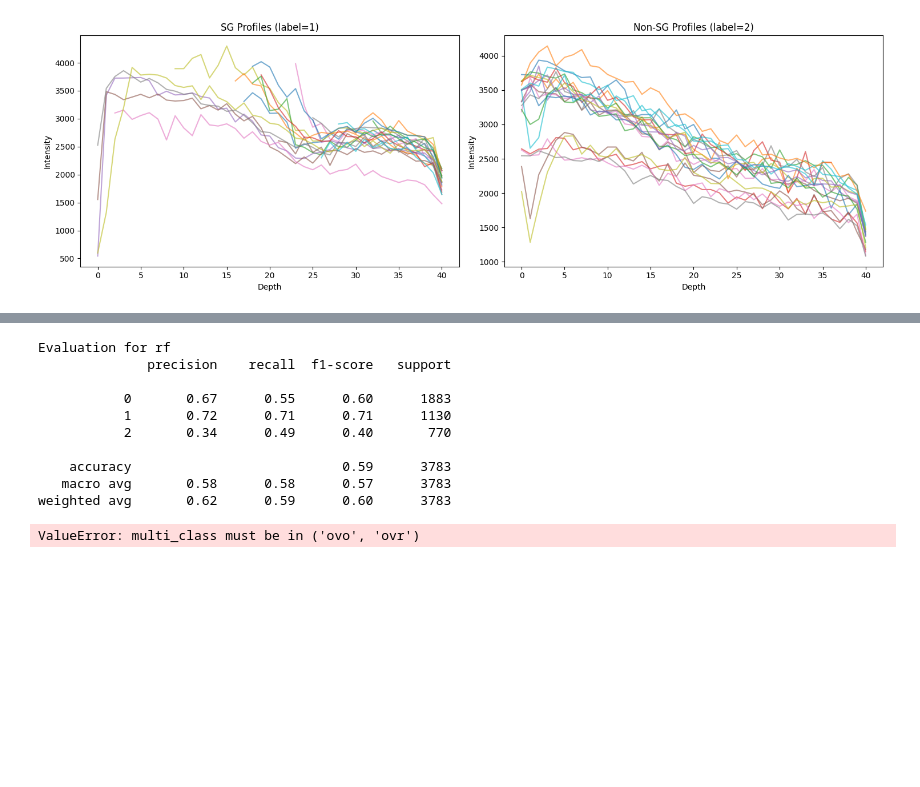
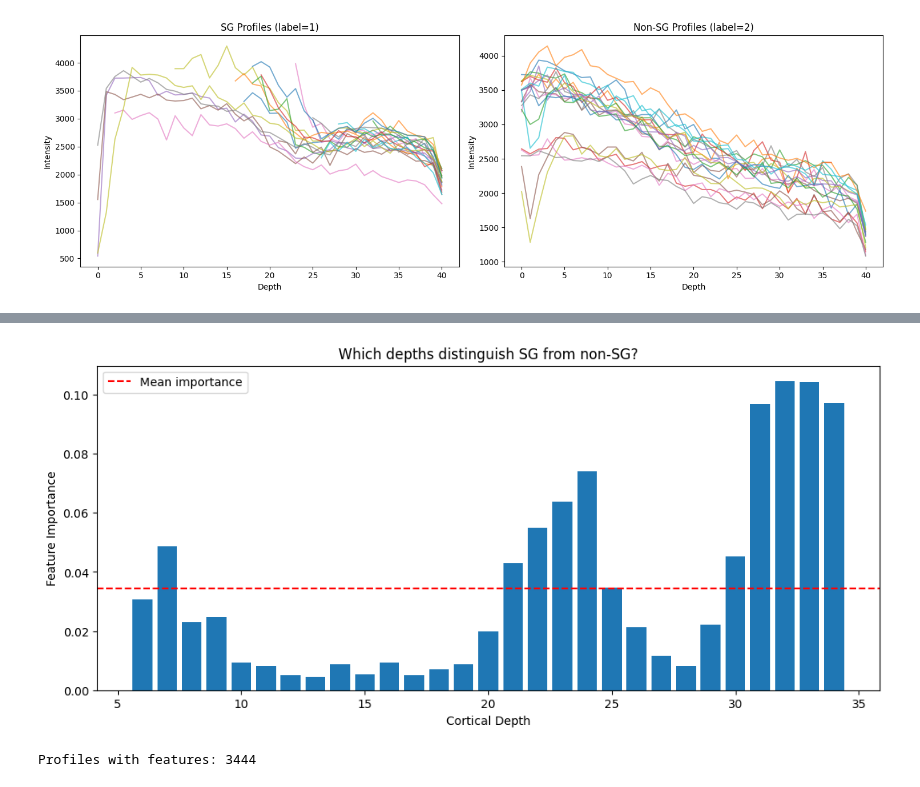
Before and after one commit to ritvik-bharamgoudar/SG-Detection-Pipeline, a Jupyter notebook: labelled_vox2vert.ipynb, the cells around one changed output, grey strips where cells are left out. Saved outputs shown, nothing was run; the diff lists cells and outputs as text; code cells hidden in the pictures; blank space fills up the shorter version.

Commit message:
Added classifier training on raw intensities and engineered  features

```diff
--- a/labelled_vox2vert.ipynb
+++ b/labelled_vox2vert.ipynb
@@ -219,14 +236,12 @@ Removed 2184 vertices with incomplete profiles
 # %%
-from src.classifier_training import (
-    prepare_training_data,
-    train_rf_model,
-    predict_sg_probabilities,
-    evaluate_model,
-    cross_validate_auc
-)
-from src.extract_features import compute_features
+# Train with raw intensities
+from src.classifier_training import prepare_training_data, train_rf_model, evaluate_model
 
 X_train_scaled, X_test_scaled, y_train, y_test, scaler = prepare_training_data(
-    feature_df,
-    label_dict,
-    features_to_use=None)
+    feature_df_labeled.drop('label', axis=1),
+    label_dict_filtered,
+    features_to_use=middle_depths  # Use raw intensities as features
+)
+
+rf_model = train_rf_model(X_train_scaled, y_train)
+preds, probs = evaluate_model(rf_model, X_test_scaled, y_test, model_name='rf')
@@ -235,15 +260,41 @@ rf_model = train_rf_model(X_train_scaled, y_train)
-# %%
-preds, probs = evaluate_model(rf_model, X_test_scaled, y_test, model_name = 'rf')
-auc_scores = cross_validate_auc(rf_model, X_train_scaled, y_train)
-# %% [output]
-Evaluation for rf
-              precision    recall  f1-score   support
-
-           0       0.67      0.55      0.60      1883
-           1       0.72      0.71      0.71      1130
-           2       0.34      0.49      0.40       770
-
-    accuracy                           0.59      3783
-   macro avg       0.58      0.58      0.57      3783
-weighted avg       0.62      0.59      0.60      3783
-ValueError: multi_class must be in ('ovo', 'ovr')
+# %%
+import matplotlib.pyplot as plt
+
+# Get feature importances
+importances = rf_model.feature_importances_
+depths = middle_depths
+
+plt.figure(figsize=(12, 5))
+plt.bar(depths, importances)
+plt.xlabel('Cortical Depth')
+plt.ylabel('Feature Importance')
+plt.title('Which depths distinguish SG from non-SG?')
+plt.axhline(y=np.mean(importances), color='r', linestyle='--', label='Mean importance')
+plt.legend()
+plt.show()
+# %% [output]
+[figure, added]
+# %%
+from src.extract_features import compute_features
+
+# 1. Convert profiles DataFrame to dict format for compute_features
+def dataframe_to_profile_dict(df, depth_columns):
+    profiles_dict = {}
+    for idx, row in df.iterrows():
+        vertex_id = row['col_id']
+        depths = np.array(depth_columns)
+        intensities = row[depth_columns].values
+        profiles_dict[vertex_id] = (depths, intensities)
+    return profiles_dict
+
+# 2. Extract features
+vertex_profiles = dataframe_to_profile_dict(feature_df_labeled, middle_depths)
+feature_df_eng = compute_features(vertex_profiles, threshold_factor=0.03)
+
+# 3. Add labels and filter
+feature_df_eng['label'] = feature_df_eng['col_id'].map(label_dict_filtered)
+feature_df_eng = feature_df_eng.dropna()
+
+print(f"Profiles with features: {len(feature_df_eng)}")
+# %% [output]
+Profiles with features: 3444
```
Also changed, not shown: parts of 5 cells of this notebook.
